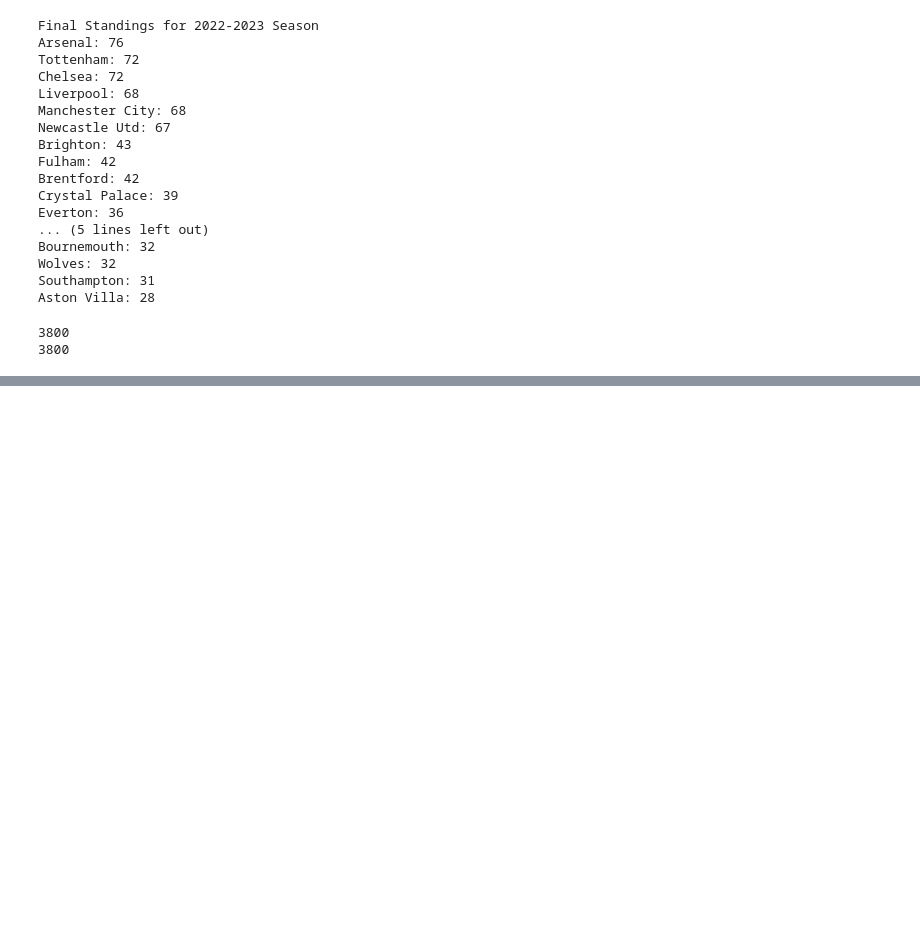
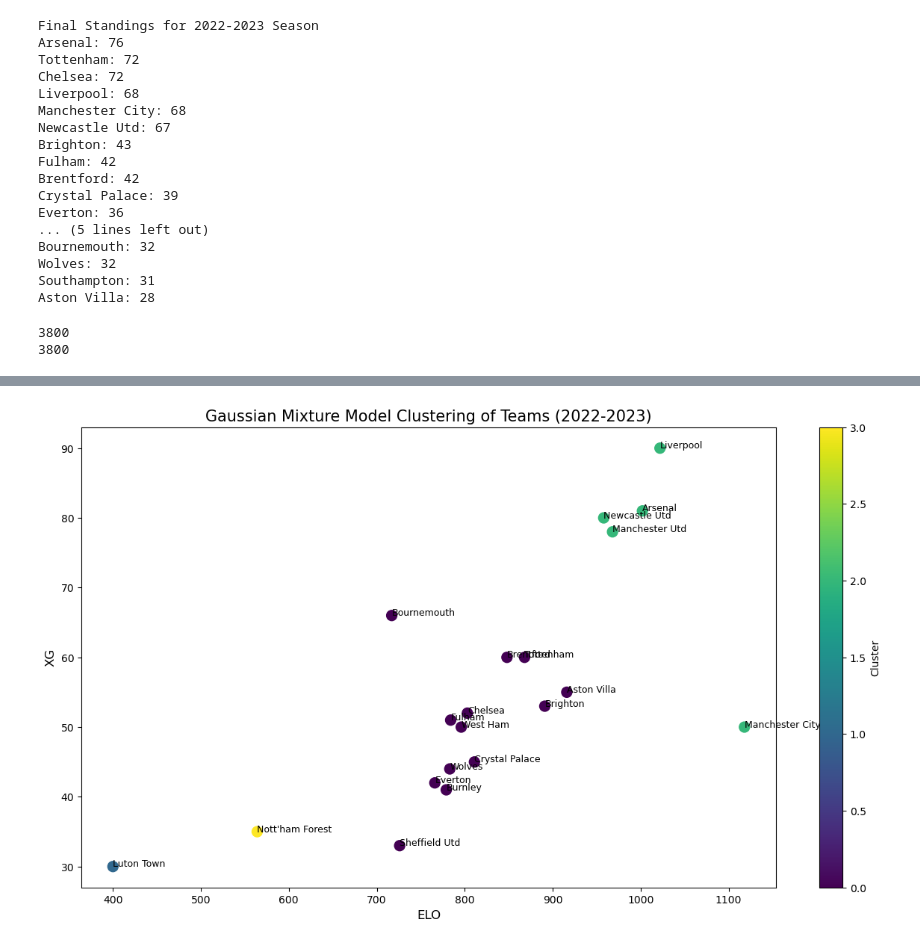
Before and after one commit to ML-Project-PremierInsights/ELO-Insights, a Jupyter notebook: ensemble_models.ipynb, the cells around one changed output, grey strips where cells are left out. Cells and saved outputs as stored; diff of their text form; code cells hidden in the pictures; blank space fills up the shorter version.

```diff
--- a/ensemble_models.ipynb
+++ b/ensemble_models.ipynb
@@ -503,0 +582,24 @@ dataset.to_csv('final_feature_dataset.csv', index=False)
+# %%
+team_data_22_23 = pd.read_csv('Datasets/2022-2023_team_data.csv')
+
+# Apply Gaussian Mixture Model (GMM) for clustering
+gmm = GaussianMixture(n_components=4, random_state=42)
+team_data_22_23['Cluster'] = gmm.fit_predict(team_data_22_23[['ELO', 'XG']])
+
+# Create a scatter plot
+plt.figure(figsize=(15, 8))
+plt.scatter(team_data_22_23['ELO'], team_data_22_23['XG'], c=team_data_22_23['Cluster'], cmap='viridis', s=100)
+
+# Annotating the teams with their names
+for i, row in team_data_22_23.iterrows():
+    plt.text(row['ELO'], row['XG'], row['Team'], fontsize=9)
+
+# Labels and title
+plt.title('Gaussian Mixture Model Clustering of Teams (2022-2023)', fontsize=15)
+plt.xlabel('ELO', fontsize=12)
+plt.ylabel('XG', fontsize=12)
+plt.colorbar(label='Cluster')
+
+plt.show()
+# %% [output]
+[figure, added]
```
Also changed, not shown: parts of 5 cells of this notebook.
